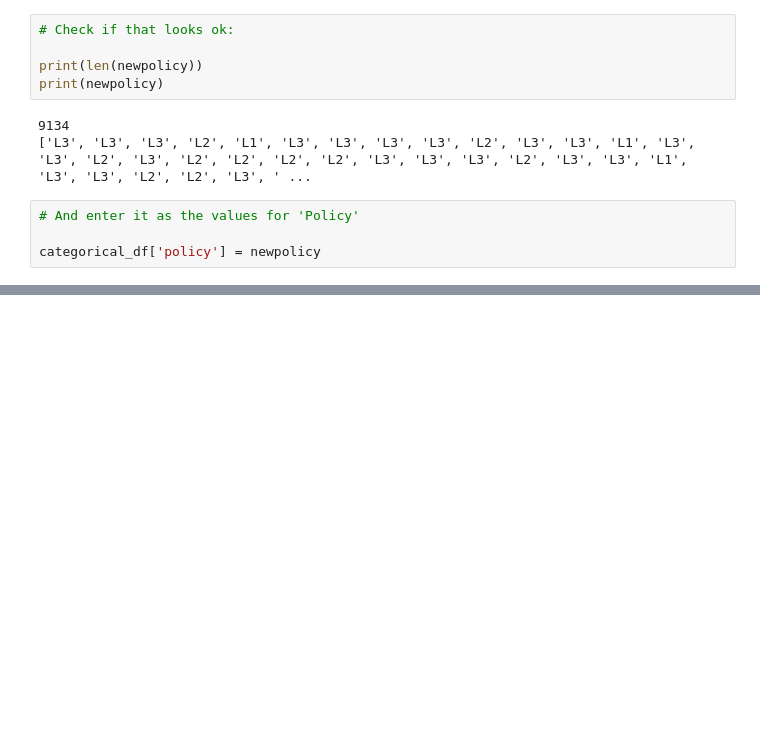
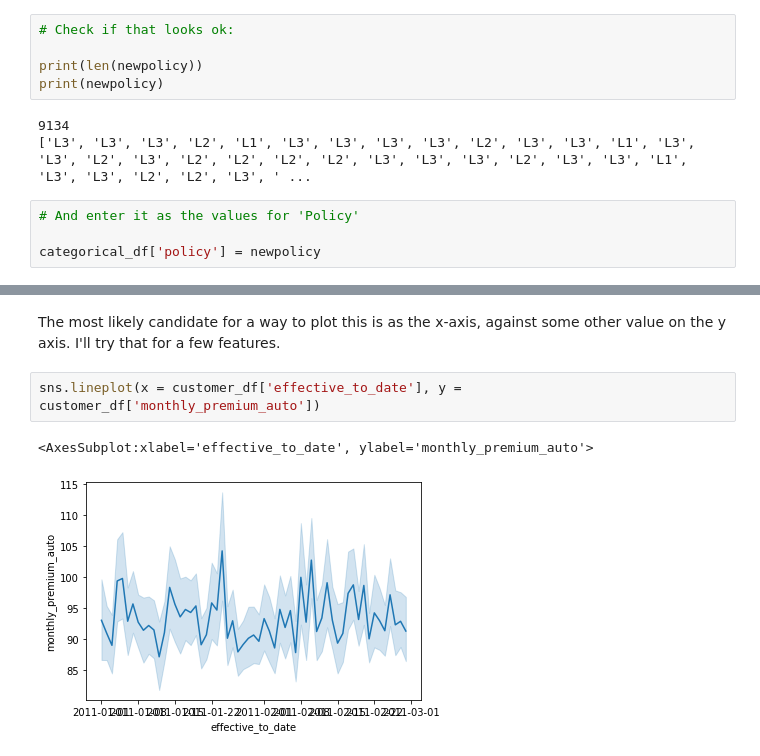
Before and after one commit to rjpeters/week4, a Jupyter notebook: Lab_numeric.ipynb, the cells around one changed output, grey strips where cells are left out. Cells and saved outputs as stored; diff of their text form; blank space fills up the shorter version.

```diff
--- a/Lab_numeric.ipynb
+++ b/Lab_numeric.ipynb
@@ -693,0 +763,7 @@ categorical_df.head(60)
+# %% [markdown]
+The most likely candidate for a way to plot this is as the x-axis, against some other value on the y axis. I'll try that for a few features.
+# %%
+sns.lineplot(x = customer_df['effective_to_date'], y = customer_df['monthly_premium_auto'])
+# %% [output]
+<AxesSubplot:xlabel='effective_to_date', ylabel='monthly_premium_auto'>
+[figure, added]
```
Also changed, not shown: parts of 78 cells of this notebook, 2 other files.
